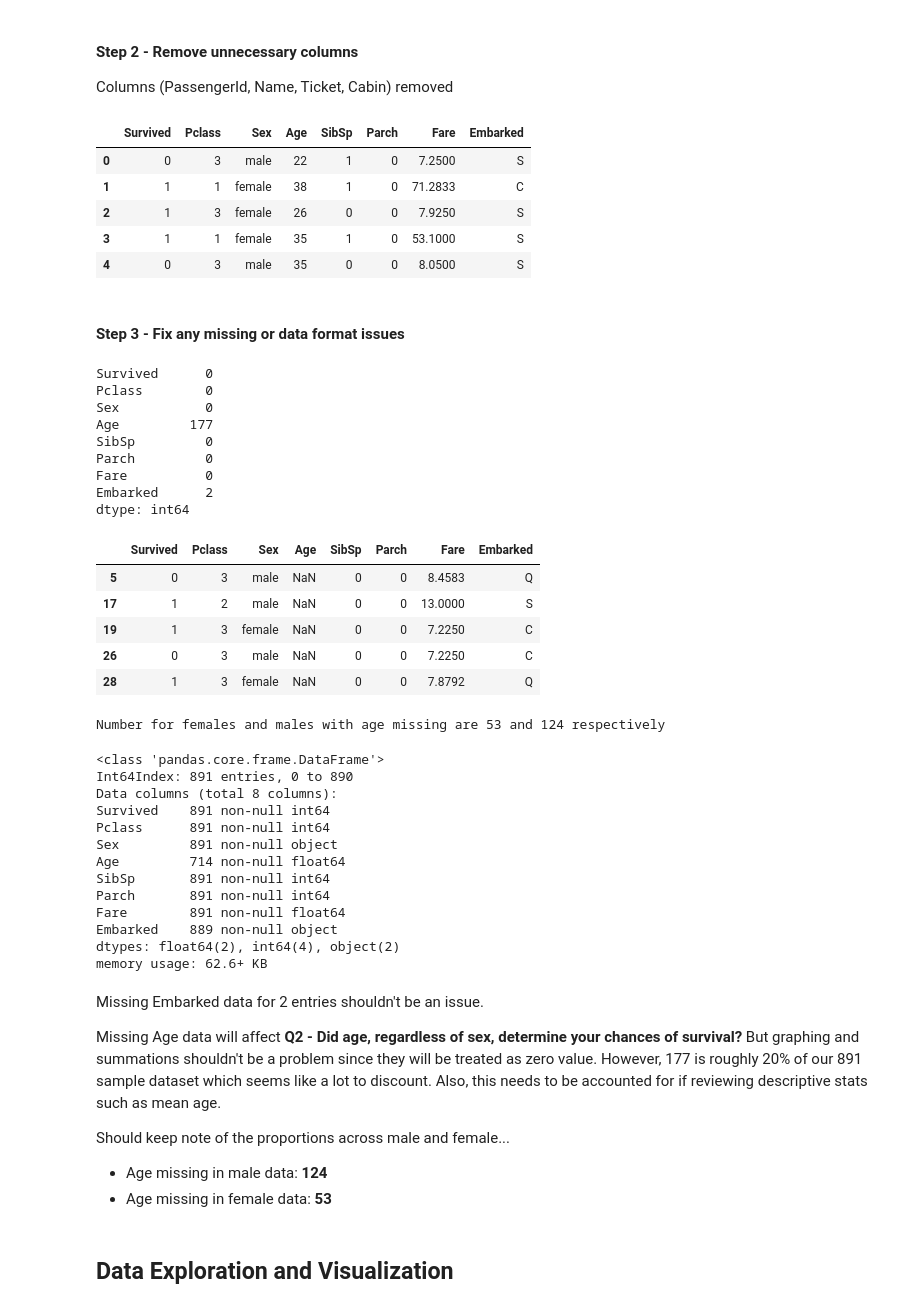
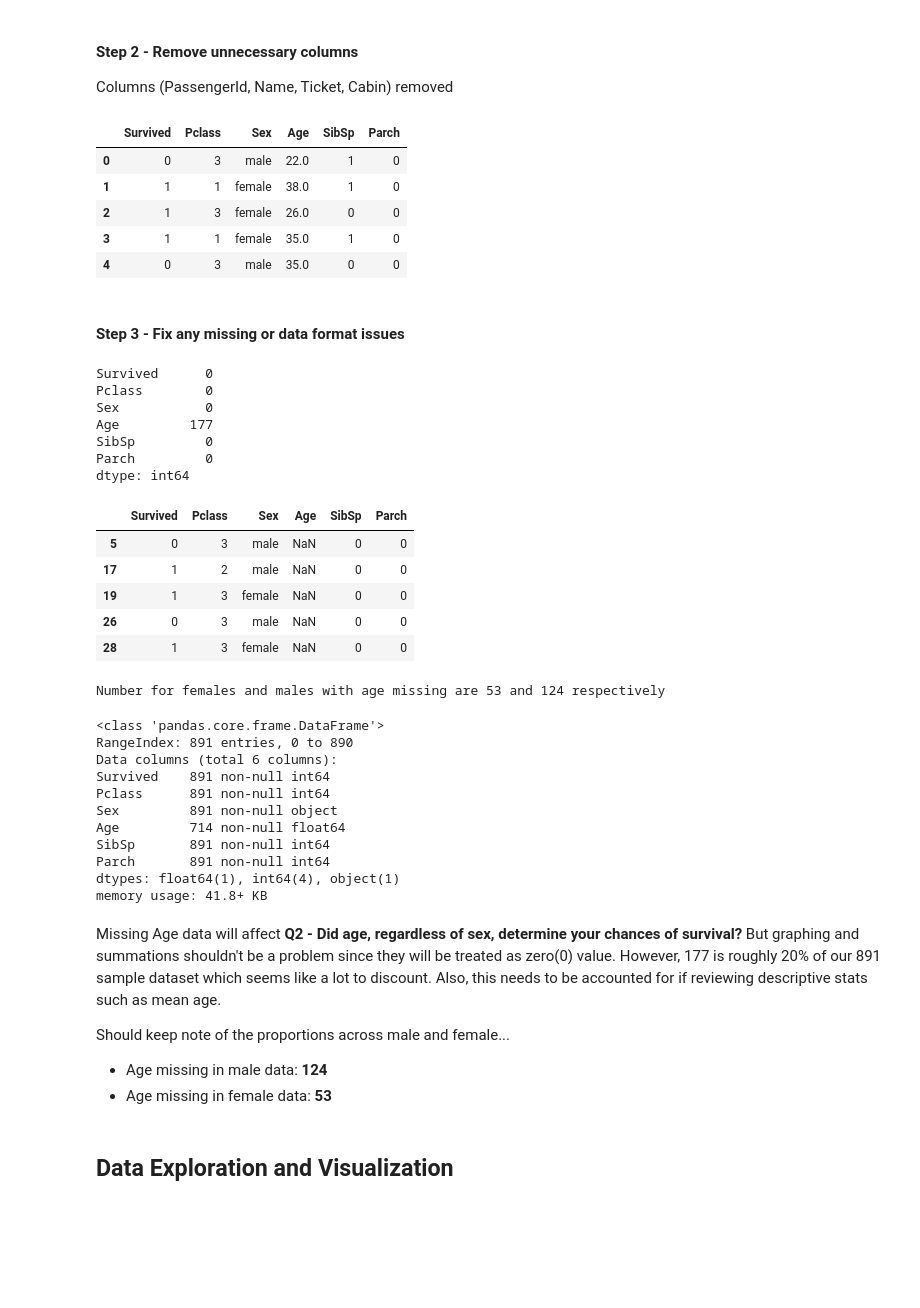
Before and after one commit to jasonicarter/udacity, a Jupyter notebook: P2_Titanic_Data_Analysis/TitanicData.ipynb, the cells around one changed output. Cells and saved outputs as stored; diff of their text form; code cells hidden in the pictures; blank space fills up the shorter version.

```diff
--- a/P2_Titanic_Data_Analysis/TitanicData.ipynb
+++ b/P2_Titanic_Data_Analysis/TitanicData.ipynb
@@ -131,15 +134,15 @@ Number of entries with duplicate age in top entires are 1
 Columns (PassengerId, Name, Ticket, Cabin) removed
 # %%
 # Create new dataset with unwanted columns
-titanic_data_cleaned = titanic_data.drop(['PassengerId','Name','Ticket','Cabin'], axis=1)
+titanic_data_cleaned = titanic_data.drop(['PassengerId','Name','Ticket','Cabin','Fare','Embarked'], axis=1)
 titanic_data_cleaned.head()
 # %% [output]
-|  | Survived | Pclass | Sex | Age | SibSp | Parch | Fare | Embarked |
-| 0 | 0 | 3 | male | 22 | 1 | 0 | 7.2500 | S |
-| 1 | 1 | 1 | female | 38 | 1 | 0 | 71.2833 | C |
-| 2 | 1 | 3 | female | 26 | 0 | 0 | 7.9250 | S |
-| 3 | 1 | 1 | female | 35 | 1 | 0 | 53.1000 | S |
-| 4 | 0 | 3 | male | 35 | 0 | 0 | 8.0500 | S |
+|  | Survived | Pclass | Sex | Age | SibSp | Parch |
+| 0 | 0 | 3 | male | 22.0 | 1 | 0 |
+| 1 | 1 | 1 | female | 38.0 | 1 | 0 |
+| 2 | 1 | 3 | female | 26.0 | 0 | 0 |
+| 3 | 1 | 1 | female | 35.0 | 1 | 0 |
+| 4 | 0 | 3 | male | 35.0 | 0 | 0 |
 # %% [markdown]
 #### Step 3 - Fix any missing or data format issues
 # %%
@@ -152,20 +155,18 @@ Sex           0
 Age         177
 SibSp         0
 Parch         0
-Fare          0
-Embarked      2
 dtype: int64
 # %%
 # Review some of the missing Age data
 missing_age_bool = pd.isnull(titanic_data_cleaned['Age'])
 titanic_data_cleaned[missing_age_bool].head()
 # %% [output]
-|  | Survived | Pclass | Sex | Age | SibSp | Parch | Fare | Embarked |
-| 5 | 0 | 3 | male | NaN | 0 | 0 | 8.4583 | Q |
-| 17 | 1 | 2 | male | NaN | 0 | 0 | 13.0000 | S |
-| 19 | 1 | 3 | female | NaN | 0 | 0 | 7.2250 | C |
-| 26 | 0 | 3 | male | NaN | 0 | 0 | 7.2250 | C |
-| 28 | 1 | 3 | female | NaN | 0 | 0 | 7.8792 | Q |
+|  | Survived | Pclass | Sex | Age | SibSp | Parch |
+| 5 | 0 | 3 | male | NaN | 0 | 0 |
+| 17 | 1 | 2 | male | NaN | 0 | 0 |
+| 19 | 1 | 3 | female | NaN | 0 | 0 |
+| 26 | 0 | 3 | male | NaN | 0 | 0 |
+| 28 | 1 | 3 | female | NaN | 0 | 0 |
 # %%
 # Determine number of males and females with missing age values
 missing_age_female = titanic_data_cleaned[missing_age_bool]['Sex'] == 'female'
@@ -180,15 +181,13 @@ Number for females and males with age missing are 53 and 124 respectively
 titanic_data_cleaned.info()
 # %% [output]
 <class 'pandas.core.frame.DataFrame'>
-Int64Index: 891 entries, 0 to 890
-Data columns (total 8 columns):
+RangeIndex: 891 entries, 0 to 890
+Data columns (total 6 columns):
 Survived    891 non-null int64
 Pclass      891 non-null int64
 Sex         891 non-null object
 Age         714 non-null float64
 SibSp       891 non-null int64
 Parch       891 non-null int64
-Fare        891 non-null float64
-Embarked    889 non-null object
-dtypes: float64(2), int64(4), object(2)
-memory usage: 62.6+ KB
+dtypes: float64(1), int64(4), object(1)
+memory usage: 41.8+ KB
@@ -197,7 +194,5 @@ memory usage: 62.6+ KB
 # %% [markdown]
-Missing Embarked data for 2 entries shouldn't be an issue.
-
-Missing Age data will affect **Q2 - Did age, regardless of sex, determine your chances of survival?** But graphing and summations shouldn't be a problem since they will be treated as zero value. However, 177 is roughly 20% of our 891 sample dataset which seems like a lot to discount. Also, this needs to be accounted for if reviewing descriptive stats such as mean age.
+Missing Age data will affect **Q2 - Did age, regardless of sex, determine your chances of survival?** But graphing and summations shouldn't be a problem since they will be treated as zero(0) value. However, 177 is roughly 20% of our 891 sample dataset which seems like a lot to discount. Also, this needs to be accounted for if reviewing descriptive stats such as mean age.
 
 Should keep note of the proportions across male and female...
 
```
Also changed, not shown: parts of 26 cells of this notebook.
